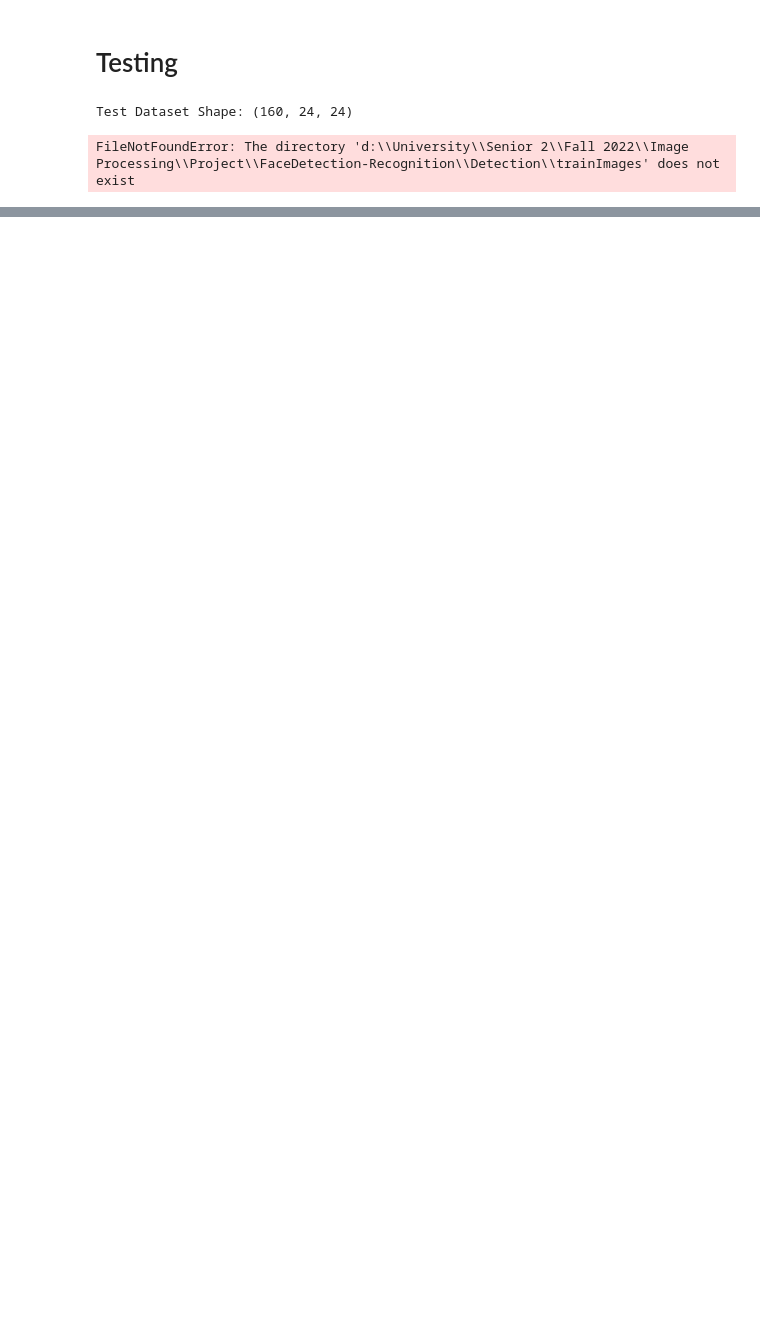
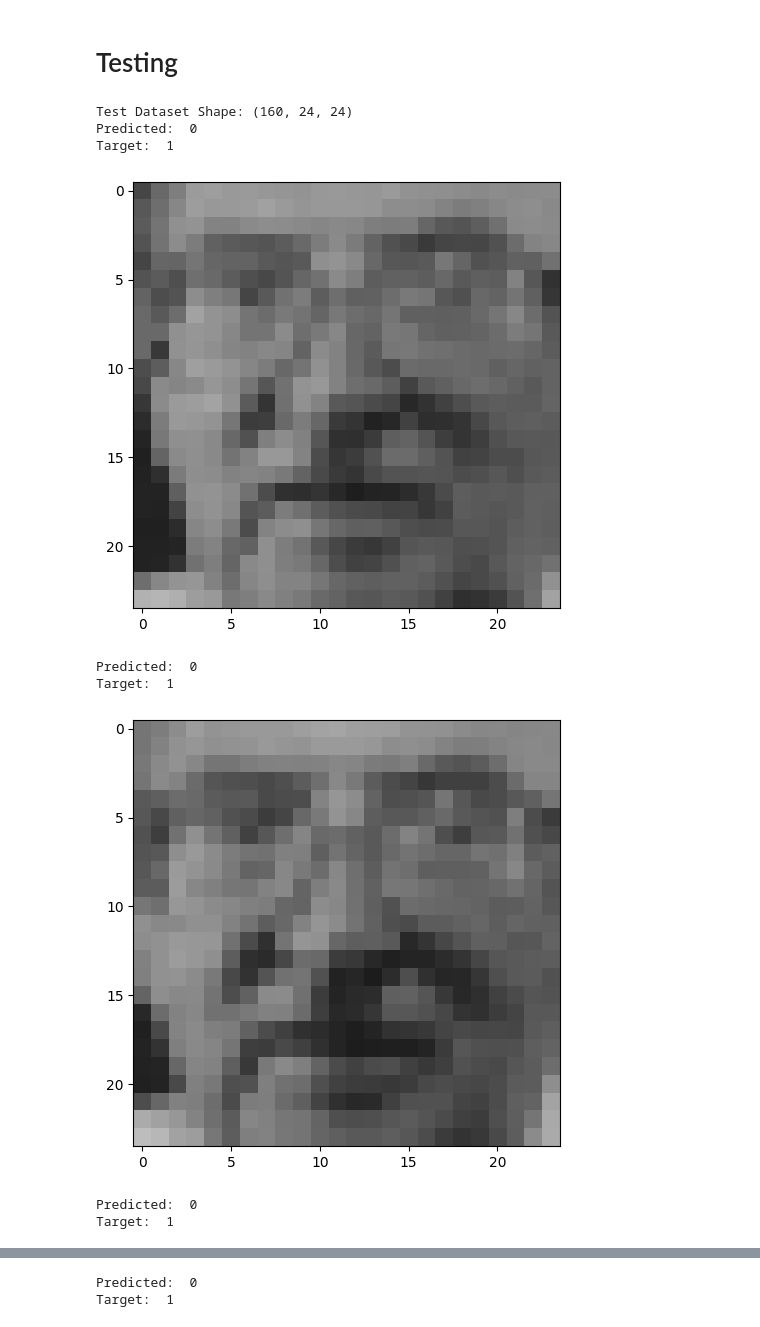
Before and after one commit to ahmedmoh1234/FaceDetection-Recognition, a Jupyter notebook: Detection/DetectionMain.ipynb, the cells around one changed output, grey strips where cells are left out. Drawn from its saved outputs; the diff is of its cells as text; code cells hidden in the pictures; blank space fills up the shorter version.

```diff
--- a/Detection/DetectionMain.ipynb
+++ b/Detection/DetectionMain.ipynb
@@ -101,7 +101,7 @@ maxFeatureWidth = 16
 minFeatureHeight = 4
 maxFeatureHeight = 16
 nClassifiers = 50
-threshold = 0.5
+threshold = 0
 
 classifiersToBeUsed = []
 try :
@@ -143,58 +143,53 @@ Classifiers loaded successfully
 # %%
 testDataSet = np.load("./Dataset/testMix.npy")
 testDataSetTarget = np.load("./Dataset/testTargets.npy")
 #convert to int
 testDataSetTarget = testDataSetTarget.astype(int)
 
 print(f"Test Dataset Shape: {testDataSet.shape}")
 
-#Select the last 200 images from the test dataset
-# testDataSet = testDataSet[200:]
-
-#output all training images to the hard drive
-# for i in range(len(posDataset)):
-#     io.imsave(f"./trainImages/{i}.jpg", posDataset[i])
-
-
-#print the first 10 images in the test dataset
-# for i in range(10):
-#     io.imshow(testDataSet[i])
-#     io.show()
-
-# select random 10 images from the test dataset from the first axis
-# numbers = np.arange(0, len(testDataSet))
-# indices = np.random.choice(numbers, 10, replace=False)
-# testDataSet = testDataSet[indices]
-# testDataSetTarget = testDataSetTarget[indices]
-
-# print("Selected 10 random images from the test dataset")
-# for i in range(10):
-#     io.imshow(testDataSet[i])
-#     io.show()
-#     print("Target: ", testDataSetTarget[i])
-
-
-
 #get integral images
 ii = np.array([ut.integralImage(test) for test in testDataSet])
 
 i = 0
 correctCount = 0
 firstWrong = 5
+facesCount = 0
+correctFacesCount = 0
+correctNonFacesCount = 0
+nonFacesCount = 0
 for test in ii:
     predicted = ut.getVotes(np.array(classifiersToBeUsed), test)
     if predicted == testDataSetTarget[i]:
         correctCount += 1
+        if predicted == 1:
+            correctFacesCount += 1
+        else:
+            correctNonFacesCount += 1
     else:
         if firstWrong > 0:
             print("Predicted: ", predicted)
             print("Target: ", testDataSetTarget[i])
-            # io.imshow(testDataSet[i])
-            # io.show()
+            io.imshow(testDataSet[i])
+            io.show()
             firstWrong -= 1
+    if testDataSetTarget[i] == 1:
+        facesCount += 1
+    if testDataSetTarget[i] == 0:
+        nonFacesCount += 1
+
     i += 1
 
 print("Accuracy: ", correctCount/len(testDataSet) * 100, "%")
+print(f"Faces detected: {correctFacesCount} / {facesCount} , Accuracy: {correctFacesCount/facesCount * 100}%")
+print(f"Non Faces detected: {correctNonFacesCount} / {nonFacesCount} , Accuracy: {correctNonFacesCount/nonFacesCount * 100}%")
 # %% [output]
 Test Dataset Shape: (160, 24, 24)
+Predicted:  0
+Target:  1
+[figure, added]
-FileNotFoundError: The directory 'd:\\University\\Senior 2\\Fall 2022\\Image Processing\\Project\\FaceDetection-Recognition\\Detection\\trainImages' does not exist
+Predicted:  0
+Target:  1
+[figure, added]
+Predicted:  0
+Target:  1
@@ -200,0 +197,2 @@ FileNotFoundError: The directory 'd:\\University\\Senior 2\\Fall 2022\\Image Pro
+Predicted:  0
+Target:  1
```
Also changed, not shown: parts of 2 cells of this notebook, 3 other files.
